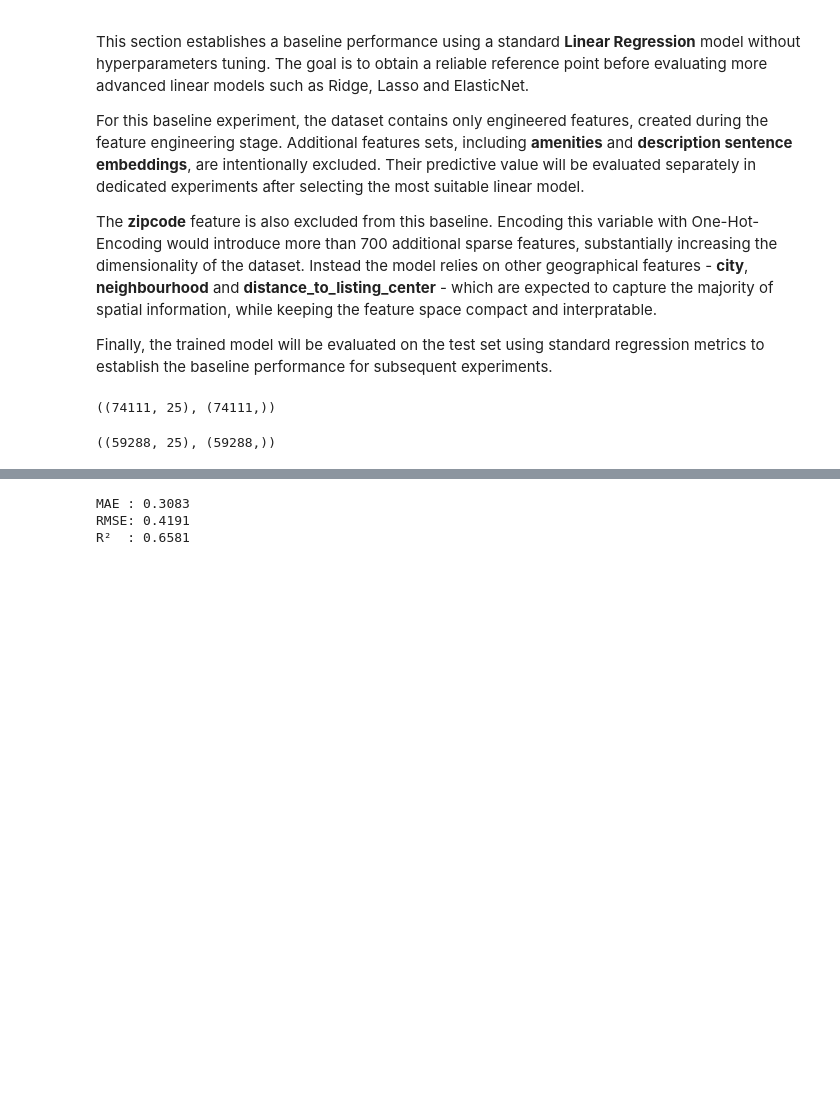
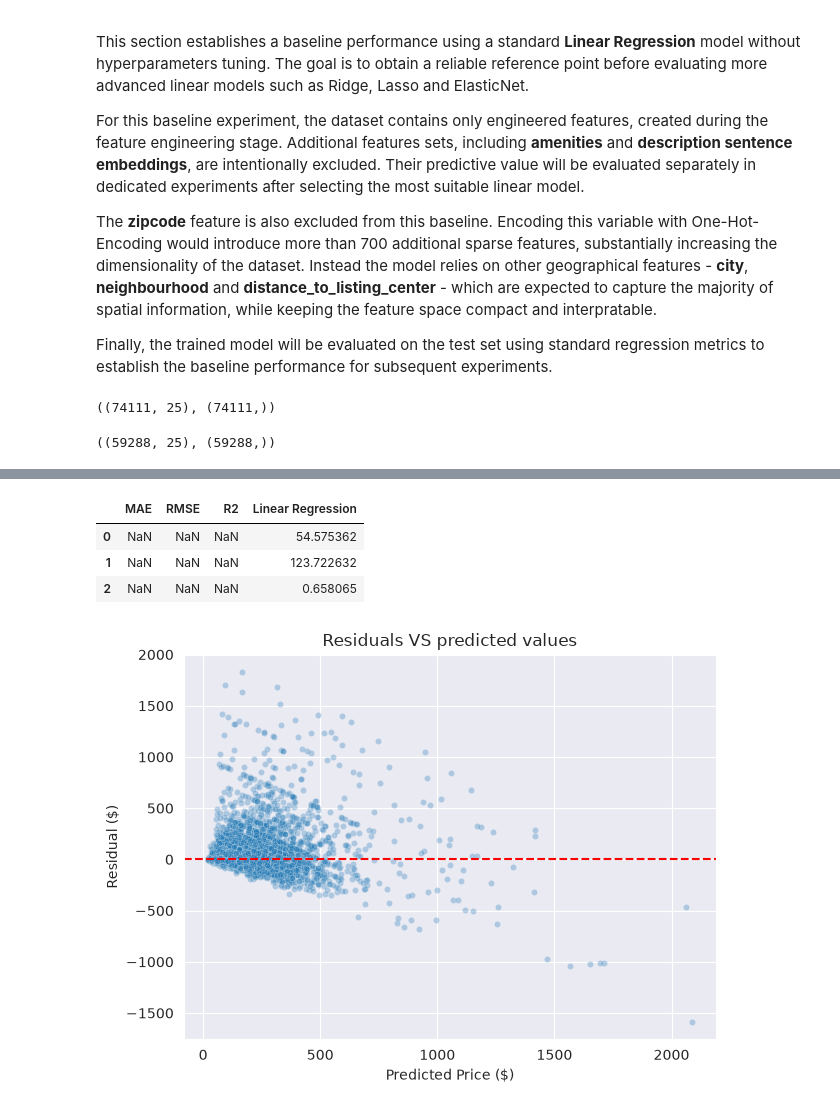
Before and after one commit to Car1LL/airbnb_prices_prediction, a Jupyter notebook: notebooks/01_Linear_Modeling.ipynb, the cells around one changed output, grey strips where cells are left out. Drawn from its saved outputs; the diff is of its cells as text; code cells hidden in the pictures; blank space fills up the shorter version.

Commit message:
Linear Regression model was evaluated

```diff
--- a/notebooks/01_Linear_Modeling.ipynb
+++ b/notebooks/01_Linear_Modeling.ipynb
@@ -77,14 +100,46 @@ y_pred = linear_pipeline.predict(X_test)
-# %%
-from sklearn.metrics import (
-    mean_absolute_error,
-    root_mean_squared_error,
-    r2_score
-)
-
-print(f"MAE : {mean_absolute_error(y_test, y_pred):.4f}")
-print(f"RMSE: {root_mean_squared_error(y_test, y_pred):.4f}")
-print(f"R²  : {r2_score(y_test, y_pred):.4f}")
-# %% [output]
-MAE : 0.3083
-RMSE: 0.4191
-R²  : 0.6581
+# %%
+results_df = pd.DataFrame(
+    columns=["MAE", "RMSE", "R2"]
+)
+
+results_df['Linear Regression'] = [
+    test_MAE,
+    test_RMSE,
+    test_r2
+]
+
+results_df
+# %% [output]
+|  | MAE | RMSE | R2 | Linear Regression |
+| 0 | NaN | NaN | NaN | 54.575362 |
+| 1 | NaN | NaN | NaN | 123.722632 |
+| 2 | NaN | NaN | NaN | 0.658065 |
+# %%
+import matplotlib.pyplot as plt
+import seaborn as sns
+
+residuals = np.exp(y_test) - y_pred_test
+
+sns.set_style("darkgrid")
+
+sns.scatterplot(
+    x=y_pred_test,
+    y=residuals,
+    alpha=0.3,
+    s=20
+)
+
+plt.axhline(
+    y=0,
+    color='red',
+    linestyle='--'
+)
+
+plt.xlabel("Predicted Price ($)")
+plt.ylabel("Residual ($)")
+plt.title("Residuals VS predicted values")
+
+plt.tight_layout()
+plt.show()
+# %% [output]
+[figure, added]
```
Also changed, not shown: parts of 5 cells of this notebook.
